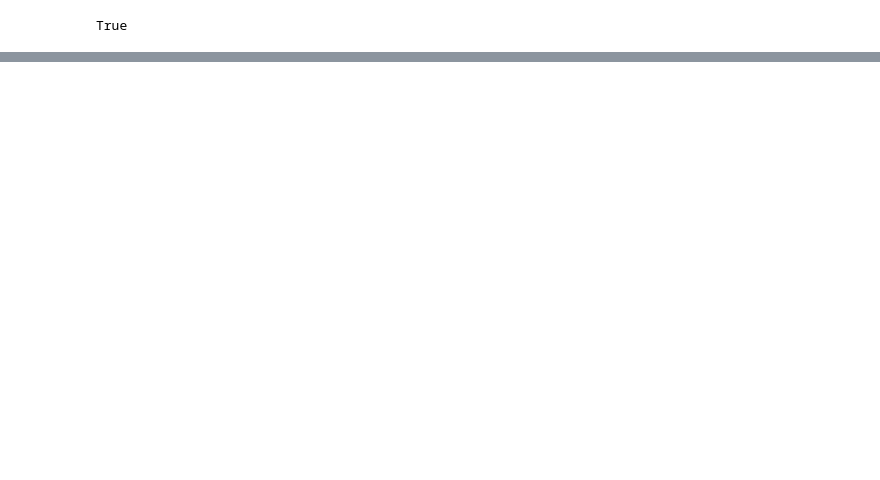
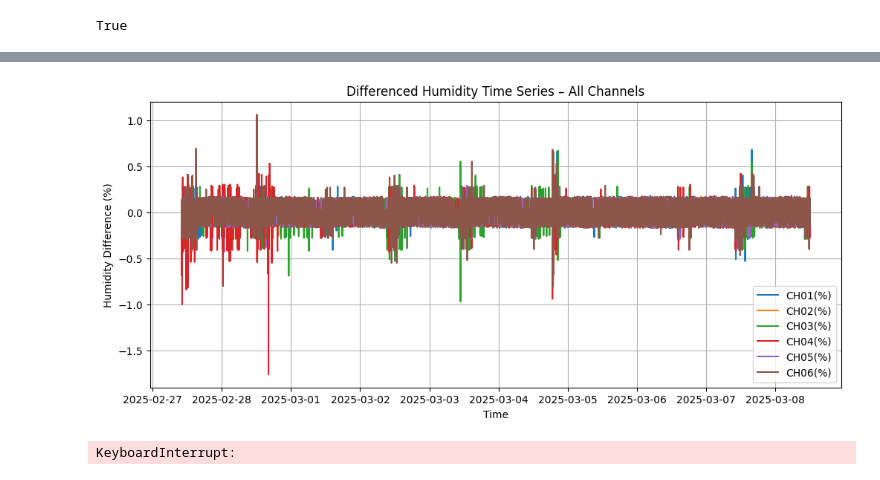
Before and after one commit to SulaimanTajuddin/TSA-F-Humidity-Warehouse, a Jupyter notebook: TSA-Testing.ipynb, the cells around one changed output, grey strips where cells are left out. Cells and saved outputs as stored; diff of their text form; code cells hidden in the pictures; blank space fills up the shorter version.

```diff
--- a/TSA-Testing.ipynb
+++ b/TSA-Testing.ipynb
@@ -332,0 +178,12 @@ plt.show()
+# %%
+# Select multiple channels
+channels = [col for col in combined_df.columns if col.startswith('CH') and col.endswith('(%)')]
+y = combined_df[channels].copy()
+
+# Apply first-order differencing to the time series y to achieve stationarity
+y_diff = y.diff().dropna()
+
+# Check stationarity using the ADF test
+adf_result = pd.DataFrame({col: adf_test_results(y_diff[col]) for col in y_diff.columns}).T
+print(adf_result)
+print(adf_result)
@@ -332,0 +208,47 @@ plt.show()
+# %%
+plt.figure(figsize=(12,5))
+for col in y_diff.columns:
+    plt.plot(y_diff.index, y_diff[col], label=col)
+
+plt.title("Differenced Humidity Time Series – All Channels")
+plt.xlabel("Time")
+plt.ylabel("Humidity Difference (%)")
+plt.legend()
+plt.grid(True)
+plt.show()
+# %% [output]
+[figure, added]
+# %%
+# Forecast the next 10 periods for each channel using auto ARIMA on the differenced series
+forecast_horizon = 10
+forecasts = {}
+for channel in channels:
+    model = pm.auto_arima(y_diff[channel])
+    diff_forecast = model.predict(n_periods=forecast_horizon)
+    # Integrate back to original scale by cumulatively summing from the last value of y
+    last_value = y[channel].iloc[-1]
+    # Forecast the next 10 periods for each channel using auto ARIMA on the differenced series
+    forecast_horizon = 10
+    forecasts = {}
+    for channel in channels:
+        model = pm.auto_arima(y_diff[channel])
+        diff_forecast = model.predict(n_periods=forecast_horizon)
+        # Integrate back to original scale by cumulatively summing from the last value of y
+        last_value = y[channel].iloc[-1]
+        original_forecast = [last_value + diff_forecast.iloc[0]]
+        for i in range(1, len(diff_forecast)):
+            original_forecast.append(original_forecast[-1] + diff_forecast.iloc[i])
+        forecasts[channel] = original_forecast
+
+    # Display forecasts
+    forecast_df = pd.DataFrame(forecasts)
+    print(forecast_df)
+    for i in range(1, len(diff_forecast)):
+        original_forecast.append(original_forecast[-1] + diff_forecast.iloc[i])
+    forecasts[channel] = original_forecast
+
+# Display forecasts
+forecast_df = pd.DataFrame(forecasts)
+print(forecast_df)
+# %% [output]
+KeyboardInterrupt:
```
Also changed, not shown: parts of 17 cells of this notebook.
